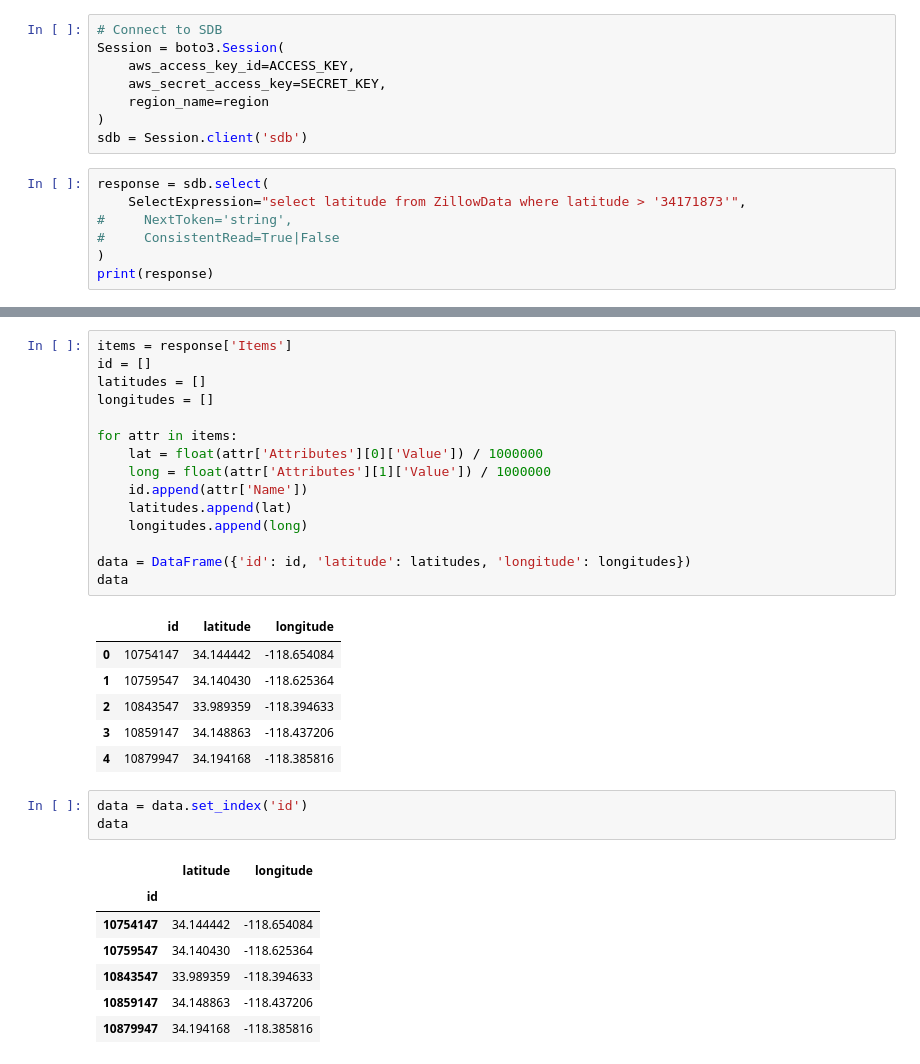
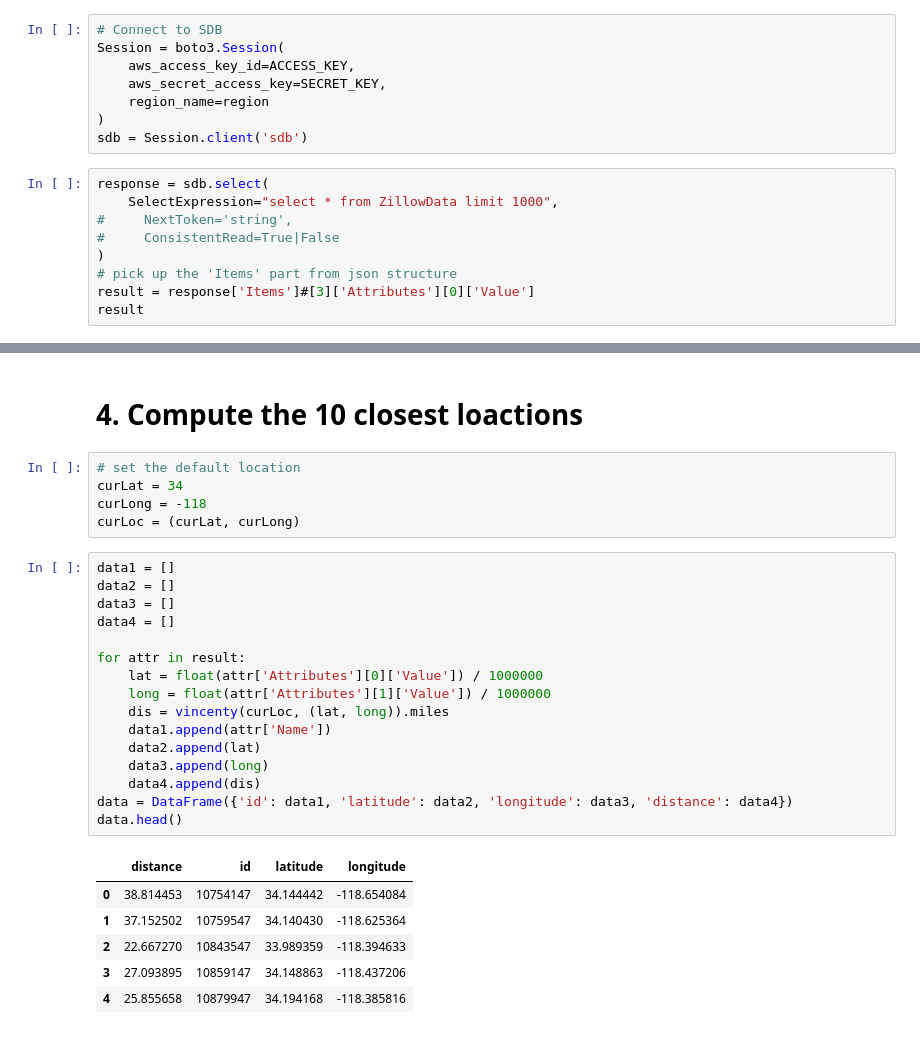
Before and after one commit to Besimilar/AdvancedDataAnalysis, a Jupyter notebook: DataAsAService/SimpleDB/SimpleDB.ipynb, the cells around one changed output, grey strips where cells are left out. Cells and saved outputs as stored; diff of their text form.

```diff
--- a/DataAsAService/SimpleDB/SimpleDB.ipynb
+++ b/DataAsAService/SimpleDB/SimpleDB.ipynb
@@ -242,9 +231,11 @@ Session = boto3.Session(
 sdb = Session.client('sdb')
 # %%
 response = sdb.select(
-    SelectExpression="select latitude from ZillowData where latitude > '34171873'",
+    SelectExpression="select * from ZillowData limit 1000",
 #     NextToken='string',
 #     ConsistentRead=True|False
 )
-print(response)
+# pick up the 'Items' part from json structure
+result = response['Items']#[3]['Attributes'][0]['Value']
+result
 # %% [output]
@@ -265,33 +259,30 @@ print(response)
+# %% [markdown]
+# 4. Compute the 10 closest loactions
+# %%
+# set the default location
+curLat = 34
+curLong = -118
+curLoc = (curLat, curLong)
 # %%
-items = response['Items']
-id = []
-latitudes = []
-longitudes = []
+data1 = []
+data2 = []
+data3 = []
+data4 = []
 
-for attr in items:
+for attr in result:
     lat = float(attr['Attributes'][0]['Value']) / 1000000
     long = float(attr['Attributes'][1]['Value']) / 1000000
-    id.append(attr['Name'])
-    latitudes.append(lat)
-    longitudes.append(long)
-
-data = DataFrame({'id': id, 'latitude': latitudes, 'longitude': longitudes})
-data
+    dis = vincenty(curLoc, (lat, long)).miles
+    data1.append(attr['Name'])
+    data2.append(lat)
+    data3.append(long)
+    data4.append(dis)
+data = DataFrame({'id': data1, 'latitude': data2, 'longitude': data3, 'distance': data4})
+data.head()
 # %% [output]
-|  | id | latitude | longitude |
-| 0 | 10754147 | 34.144442 | -118.654084 |
-| 1 | 10759547 | 34.140430 | -118.625364 |
-| 2 | 10843547 | 33.989359 | -118.394633 |
-| 3 | 10859147 | 34.148863 | -118.437206 |
-| 4 | 10879947 | 34.194168 | -118.385816 |
+|  | distance | id | latitude | longitude |
+| 0 | 38.814453 | 10754147 | 34.144442 | -118.654084 |
+| 1 | 37.152502 | 10759547 | 34.140430 | -118.625364 |
+| 2 | 22.667270 | 10843547 | 33.989359 | -118.394633 |
+| 3 | 27.093895 | 10859147 | 34.148863 | -118.437206 |
+| 4 | 25.855658 | 10879947 | 34.194168 | -118.385816 |
-# %%
-data = data.set_index('id')
-data
-# %% [output]
-|  | latitude | longitude |
-| id |  |  |
-| 10754147 | 34.144442 | -118.654084 |
-| 10759547 | 34.140430 | -118.625364 |
-| 10843547 | 33.989359 | -118.394633 |
-| 10859147 | 34.148863 | -118.437206 |
-| 10879947 | 34.194168 | -118.385816 |
```
Also changed, not shown: parts of 14 cells of this notebook.
